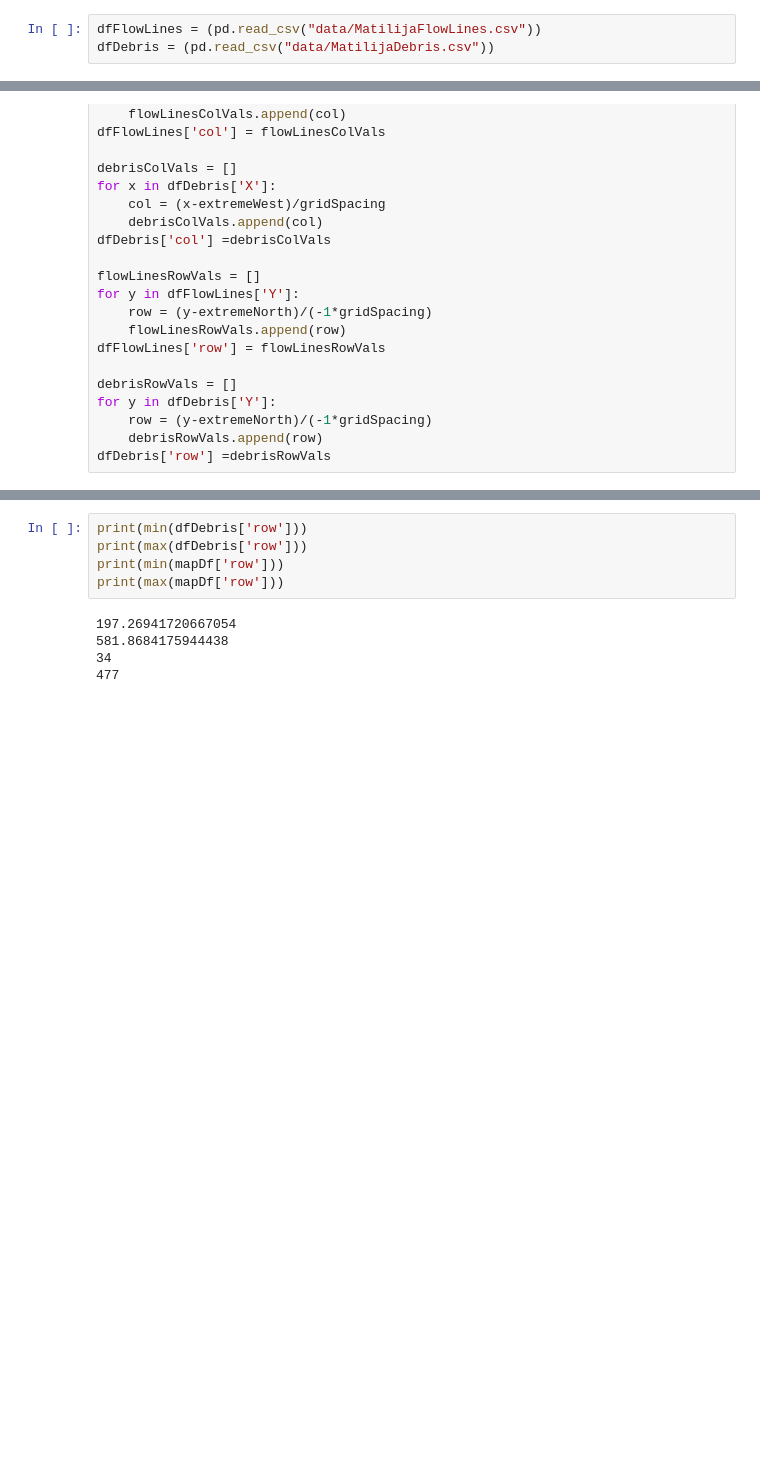
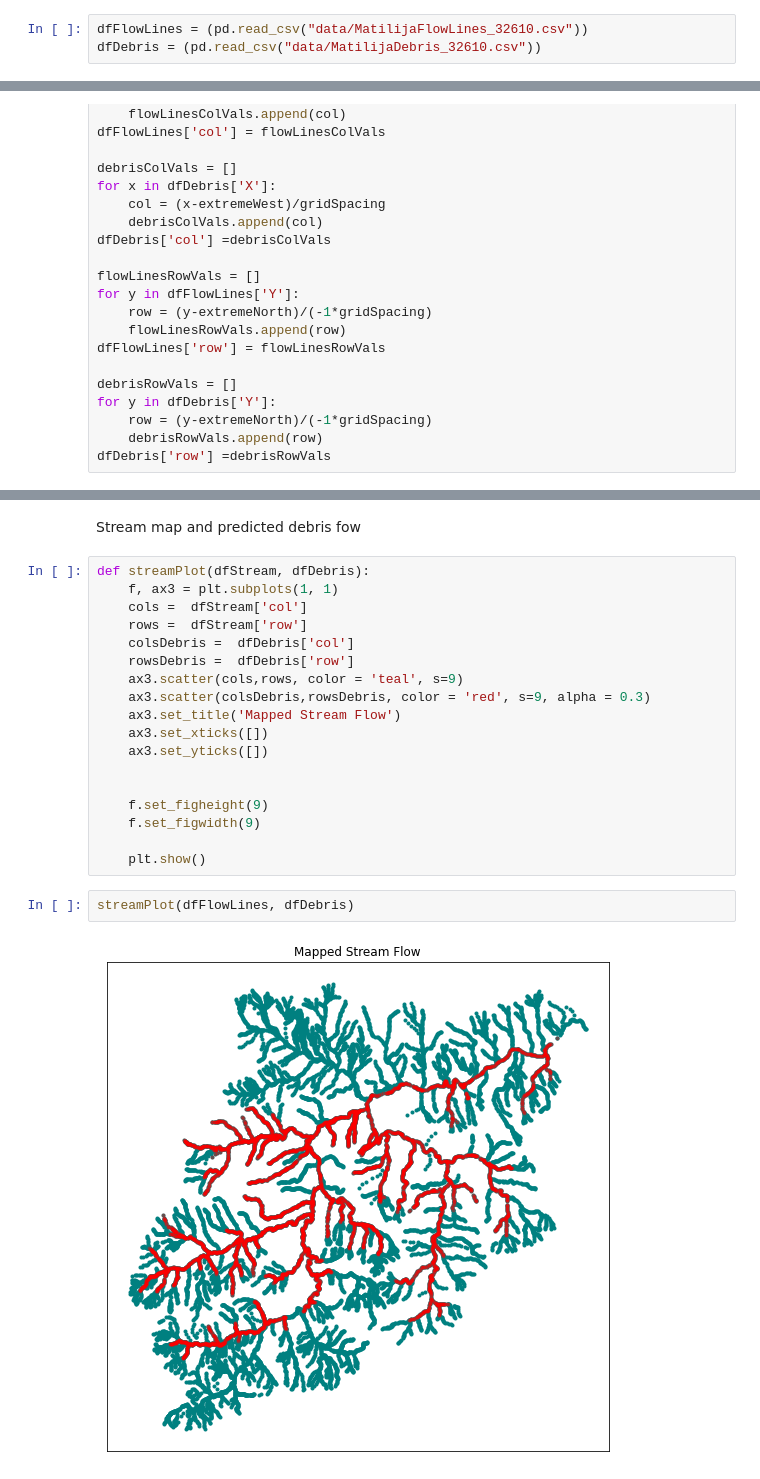
Before and after one commit to slundell123/DHSVM-for-CSDMS, a Jupyter notebook: dimensionlessDischargeModel/graphs.ipynb, the cells around one changed output, grey strips where cells are left out. Saved outputs shown, nothing was run; the diff lists cells and outputs as text; blank space fills up the shorter version.

Commit message:
Updating graphs notebook

```diff
--- a/dimensionlessDischargeModel/graphs.ipynb
+++ b/dimensionlessDischargeModel/graphs.ipynb
@@ -307,8 +304,8 @@ Percent over threshold:  9.420289855072465
 # %% [markdown]
 # Predicted Debris Flows vs Model
 # %%
-dfFlowLines = (pd.read_csv("data/MatilijaFlowLines.csv"))
-dfDebris = (pd.read_csv("data/MatilijaDebris.csv"))
+dfFlowLines = (pd.read_csv("data/MatilijaFlowLines_32610.csv"))
+dfDebris = (pd.read_csv("data/MatilijaDebris_32610.csv"))
 # %%
 print(dfFlowLines.head())
 print(dfDebris.head())
@@ -378,13 +375,27 @@ mapDf.head()
 | 2 | 384 | 126 | 139 | 27.39491 | 0.01579 | 0.3 |
 | 3 | 385 | 126 | 139 | 38.74103 | 0.01521 | 0.3 |
 | 4 | 386 | 127 | 139 | 27.39491 | 0.01511 | 0.3 |
-# %%
-print(min(dfDebris['row']))
-print(max(dfDebris['row']))
-print(min(mapDf['row']))
-print(max(mapDf['row']))
-# %% [output]
-197.26941720667054
-581.8684175944438
-34
-477
+# %% [markdown]
+Stream map and predicted debris fow
+# %%
+def streamPlot(dfStream, dfDebris):
+    f, ax3 = plt.subplots(1, 1)
+    cols =  dfStream['col']
+    rows =  dfStream['row']
+    colsDebris =  dfDebris['col']
+    rowsDebris =  dfDebris['row']
+    ax3.scatter(cols,rows, color = 'teal', s=9)
+    ax3.scatter(colsDebris,rowsDebris, color = 'red', s=9, alpha = 0.3)
+    ax3.set_title('Mapped Stream Flow')
+    ax3.set_xticks([])
+    ax3.set_yticks([])
+
+
+    f.set_figheight(9)
+    f.set_figwidth(9)
+
+    plt.show()
+# %%
+streamPlot(dfFlowLines, dfDebris)
+# %% [output]
+[figure, added]
```
Also changed, not shown: parts of 11 cells of this notebook.
